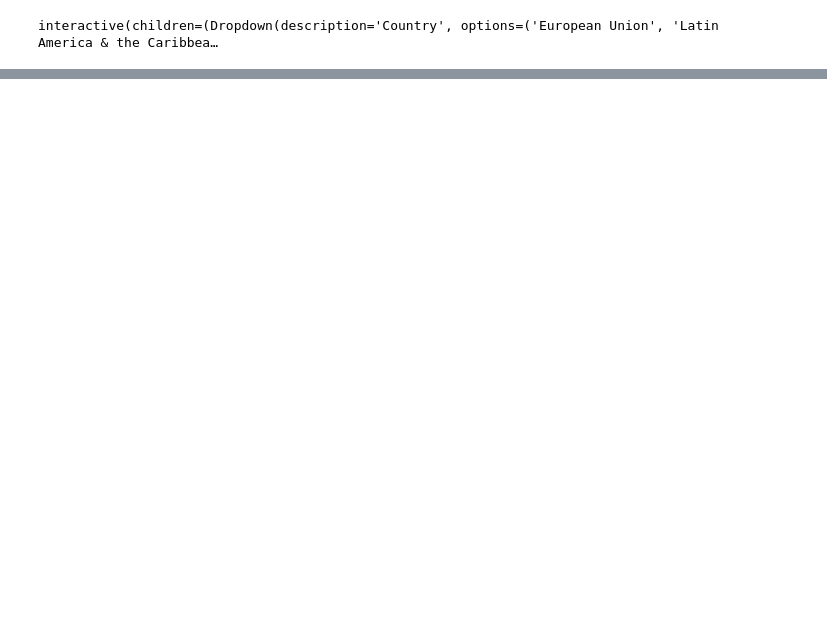
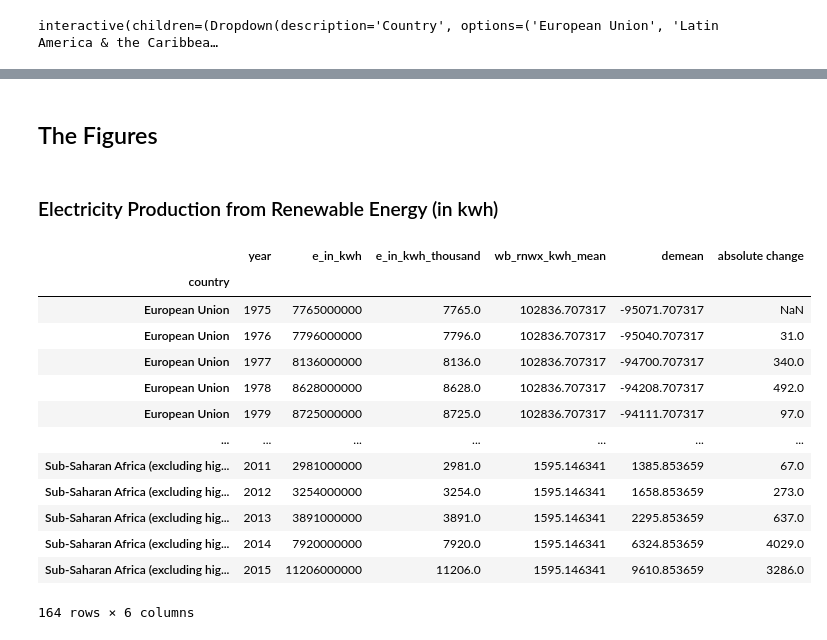
Before and after one commit to Gvdwnse/data-project, a Jupyter notebook: dataproject.ipynb, the cells around one changed output, grey strips where cells are left out. Drawn from its saved outputs; the diff is of its cells as text; code cells hidden in the pictures; blank space fills up the shorter version.

```diff
--- a/dataproject.ipynb
+++ b/dataproject.ipynb
@@ -150,7 +224,3 @@ interactive(children=(Dropdown(description='Country', options=('European Union',
 # %%
-import ipywidgets as widgets
-def plot_wb(wb_fosl, country):
-    I = wb_fosl['country'] == country
-    ax=wb_fosl.loc[I,:].plot(x='year', y='fosl', style='-o', legend=False)
-    ax.set_ylabel('% of total')
-    ax.set_title('Energy production from fossil fuels 1975-2015')
+wb['prod_diff'] = wb.e - wb.r #we calculate the difference between the above datasets in percentage-points
+wb2['prod_diff2'] = wb2.f - wb2.re
@@ -158,0 +277,4 @@ def plot_wb(wb_fosl, country):
+# %% [markdown]
+## The Figures
+# %% [markdown]
+### Electricity Production from Renewable Energy (in kwh)
@@ -158,0 +290,20 @@ def plot_wb(wb_fosl, country):
+# %%
+avg_first_diff = lambda x: x.diff(1)
+wb_rnwx_kwh_abs_change = wb_rnwx_kwh_.groupby('country')['e_in_kwh_thousand'].apply(avg_first_diff)
+wb_rnwx_kwh_['absolute change'] = wb_rnwx_kwh_abs_change
+wb_rnwx_kwh_
+# %% [output]
+|  | year | e_in_kwh | e_in_kwh_thousand | wb_rnwx_kwh_mean | demean | absolute change |
+| country |  |  |  |  |  |  |
+| European Union | 1975 | 7765000000 | 7765.0 | 102836.707317 | -95071.707317 | NaN |
+| European Union | 1976 | 7796000000 | 7796.0 | 102836.707317 | -95040.707317 | 31.0 |
+| European Union | 1977 | 8136000000 | 8136.0 | 102836.707317 | -94700.707317 | 340.0 |
+| European Union | 1978 | 8628000000 | 8628.0 | 102836.707317 | -94208.707317 | 492.0 |
+| European Union | 1979 | 8725000000 | 8725.0 | 102836.707317 | -94111.707317 | 97.0 |
+| ... | ... | ... | ... | ... | ... | ... |
+| Sub-Saharan Africa (excluding hig... | 2011 | 2981000000 | 2981.0 | 1595.146341 | 1385.853659 | 67.0 |
+| Sub-Saharan Africa (excluding hig... | 2012 | 3254000000 | 3254.0 | 1595.146341 | 1658.853659 | 273.0 |
+| Sub-Saharan Africa (excluding hig... | 2013 | 3891000000 | 3891.0 | 1595.146341 | 2295.853659 | 637.0 |
+| Sub-Saharan Africa (excluding hig... | 2014 | 7920000000 | 7920.0 | 1595.146341 | 6324.853659 | 4029.0 |
+| Sub-Saharan Africa (excluding hig... | 2015 | 11206000000 | 11206.0 | 1595.146341 | 9610.853659 | 3286.0 |
+164 rows × 6 columns
```
Also changed, not shown: parts of 43 cells of this notebook.
